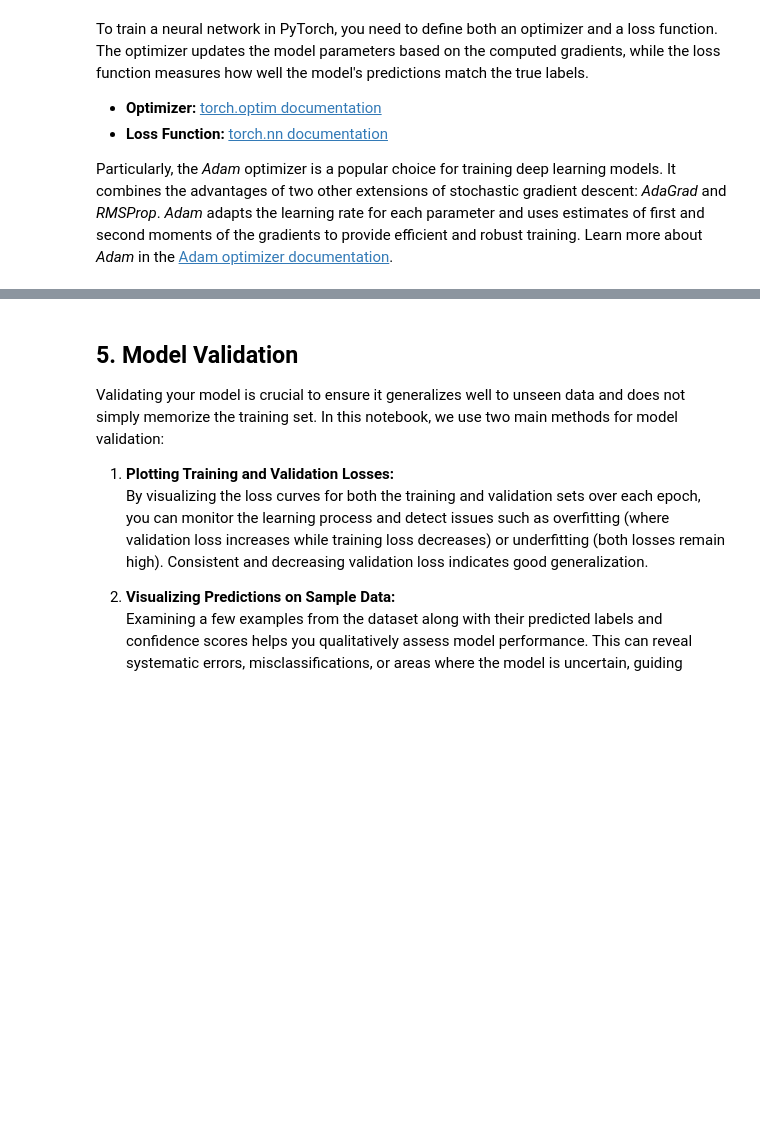
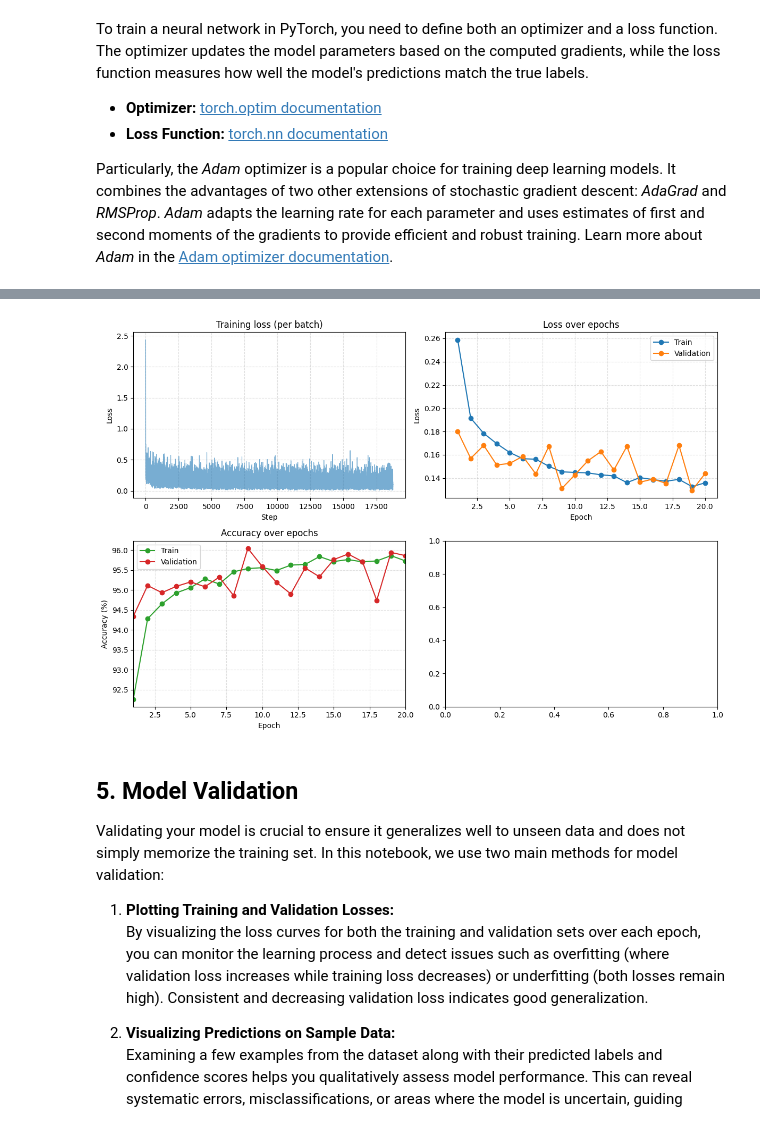
Before and after one commit to ecmwf-training/2025-ml-training, a Jupyter notebook: 2-model-debugging/debug_model.ipynb, the cells around one changed output, grey strips where cells are left out. Saved outputs shown, nothing was run; the diff lists cells and outputs as text; code cells hidden in the pictures; blank space fills up the shorter version.

Commit message:
small ref model

```diff
--- a/2-model-debugging/debug_model.ipynb
+++ b/2-model-debugging/debug_model.ipynb
@@ -200,6 +296,8 @@ Particularly, the _Adam_ optimizer is a popular choice for training deep learnin
 # %%
 # Set up optimizer and loss function
 optimizer = optim.Adam(model.parameters(), lr=0.01)
-criterion = nn.CrossEntropyLoss(label_smoothing=0.1)
+criterion = nn.CrossEntropyLoss()
 
-losses = train(model, optimizer, loss=criterion, num_epochs=10, train_steps_per_epoch=30)
+history = train(model, optimizer, criterion, num_epochs=20)
+plot_training_history(history)
+# %% [output]
@@ -206,3 +324,4 @@ losses = train(model, optimizer, loss=criterion, num_epochs=10, train_steps_per_
+[figure, added]
 # %% [markdown]
 ## 5. Model Validation
 
```
Also changed, not shown: parts of 13 cells of this notebook, 1 other file.
